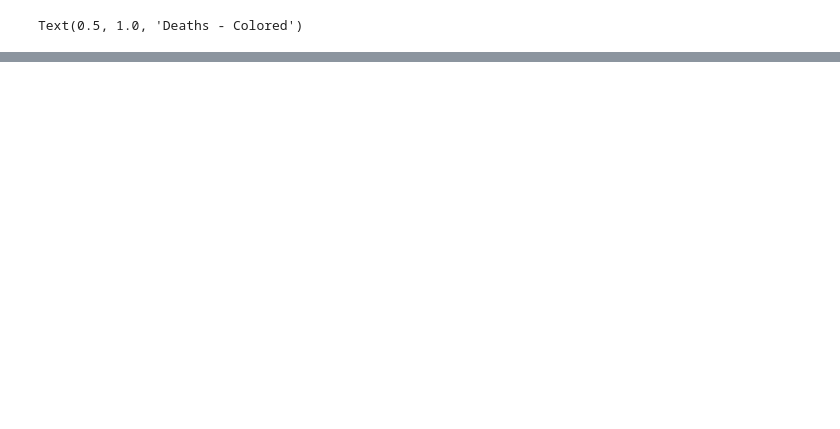
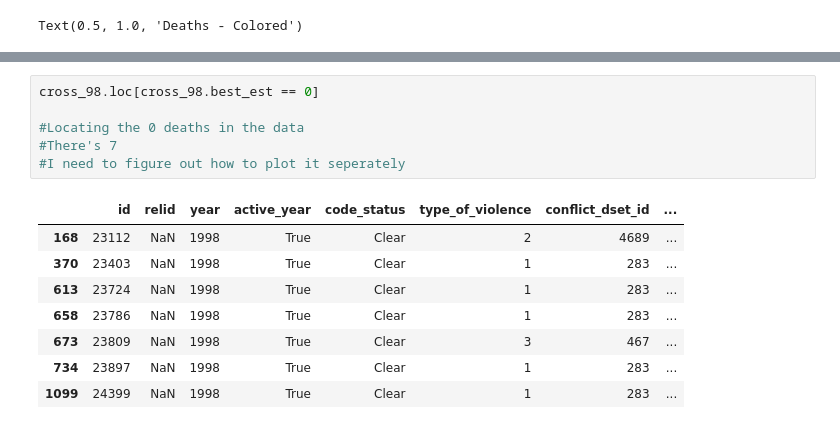
Before and after one commit to BearlyLiv/GIS-Project, a Jupyter notebook: GIS Project.ipynb, the cells around one changed output, grey strips where cells are left out. Cells and saved outputs as stored; diff of their text form; blank space fills up the shorter version.

```diff
--- a/GIS Project.ipynb
+++ b/GIS Project.ipynb
@@ -199,0 +223,15 @@ Text(0.5, 1.0, 'Deaths - Colored')
+# %%
+cross_98.loc[cross_98.best_est == 0]
+
+#Locating the 0 deaths in the data
+#There's 7
+#I need to figure out how to plot it seperately
+# %% [output]
+|  | id | relid | year | active_year | code_status | type_of_violence | conflict_dset_id | ... |
+| 168 | 23112 | NaN | 1998 | True | Clear | 2 | 4689 | ... |
+| 370 | 23403 | NaN | 1998 | True | Clear | 1 | 283 | ... |
+| 613 | 23724 | NaN | 1998 | True | Clear | 1 | 283 | ... |
+| 658 | 23786 | NaN | 1998 | True | Clear | 1 | 283 | ... |
+| 673 | 23809 | NaN | 1998 | True | Clear | 3 | 467 | ... |
+| 734 | 23897 | NaN | 1998 | True | Clear | 1 | 283 | ... |
+| 1099 | 24399 | NaN | 1998 | True | Clear | 1 | 283 | ... |
```
Also changed, not shown: parts of 2 cells of this notebook.
